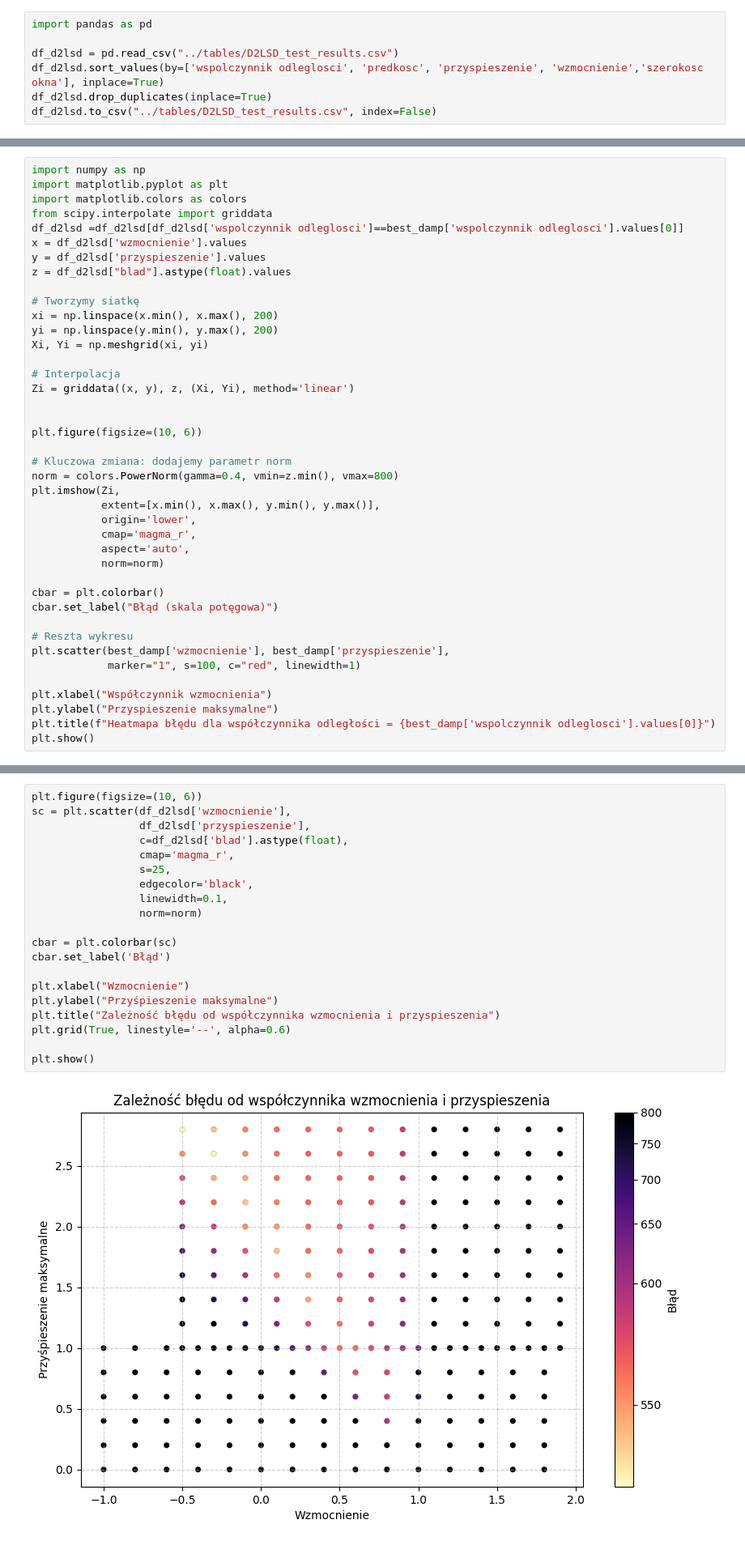
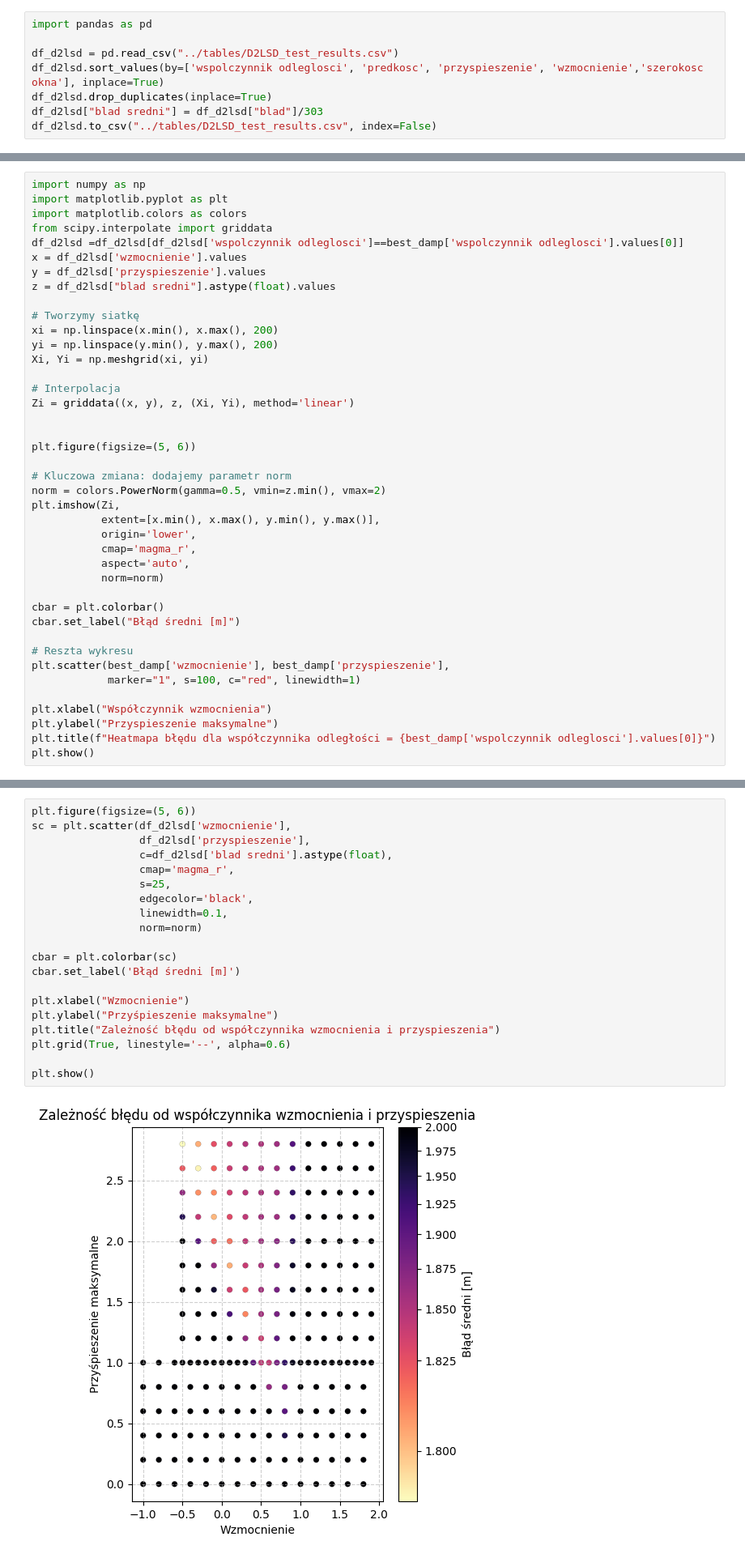
Before and after one commit to Korius668/BLE_Indoor_localization, a Jupyter notebook: notebooks/najlepsze_parametry.ipynb, the cells around one changed output, grey strips where cells are left out. Shown at 81% size. Saved outputs shown, nothing was run; the diff lists cells and outputs as text.

```diff
--- a/notebooks/najlepsze_parametry.ipynb
+++ b/notebooks/najlepsze_parametry.ipynb
@@ -218,6 +221,7 @@ import pandas as pd
 df_d2lsd = pd.read_csv("../tables/D2LSD_test_results.csv")
 df_d2lsd.sort_values(by=['wspolczynnik odleglosci', 'predkosc', 'przyspieszenie', 'wzmocnienie','szerokosc okna'], inplace=True)
 df_d2lsd.drop_duplicates(inplace=True)
+df_d2lsd["blad sredni"] = df_d2lsd["blad"]/303
 df_d2lsd.to_csv("../tables/D2LSD_test_results.csv", index=False)
 # %%
 df_d2lsd =df_d2lsd[df_d2lsd['Estymator']=="D2LSD"]
@@ -252,7 +256,7 @@ from scipy.interpolate import griddata
 df_d2lsd =df_d2lsd[df_d2lsd['wspolczynnik odleglosci']==best_damp['wspolczynnik odleglosci'].values[0]]
 x = df_d2lsd['wzmocnienie'].values
 y = df_d2lsd['przyspieszenie'].values
-z = df_d2lsd["blad"].astype(float).values
+z = df_d2lsd["blad sredni"].astype(float).values
 
 # Tworzymy siatkę
 xi = np.linspace(x.min(), x.max(), 200)
@@ -263,10 +267,10 @@ Xi, Yi = np.meshgrid(xi, yi)
 Zi = griddata((x, y), z, (Xi, Yi), method='linear')
 
 
-plt.figure(figsize=(10, 6))
+plt.figure(figsize=(5, 6))
 
 # Kluczowa zmiana: dodajemy parametr norm
-norm = colors.PowerNorm(gamma=0.4, vmin=z.min(), vmax=800)
+norm = colors.PowerNorm(gamma=0.5, vmin=z.min(), vmax=2)
 plt.imshow(Zi,
            extent=[x.min(), x.max(), y.min(), y.max()],
            origin='lower',
@@ -275,7 +279,7 @@ plt.imshow(Zi,
            norm=norm)
 
 cbar = plt.colorbar()
-cbar.set_label("Błąd (skala potęgowa)")
+cbar.set_label("Błąd średni [m]")
 
 # Reszta wykresu
 plt.scatter(best_damp['wzmocnienie'], best_damp['przyspieszenie'],
@@ -290,22 +294,22 @@ plt.show()
 # %%
-plt.figure(figsize=(10, 6))
+plt.figure(figsize=(5, 6))
 sc = plt.scatter(df_d2lsd['wzmocnienie'],
                  df_d2lsd['przyspieszenie'],
-                 c=df_d2lsd['blad'].astype(float),
+                 c=df_d2lsd['blad sredni'].astype(float),
                  cmap='magma_r',
                  s=25,
                  edgecolor='black',
                  linewidth=0.1,
                  norm=norm)
 
 cbar = plt.colorbar(sc)
-cbar.set_label('Błąd')
+cbar.set_label('Błąd średni [m]')
 
 plt.xlabel("Wzmocnienie")
 plt.ylabel("Przyśpieszenie maksymalne")
 plt.title("Zależność błędu od współczynnika wzmocnienia i przyspieszenia")
 plt.grid(True, linestyle='--', alpha=0.6)
 
 plt.show()
 # %% [output]
-[figure, old version]
+[figure, new version]
```
Also changed, not shown: parts of 15 cells of this notebook, 26 other files.
